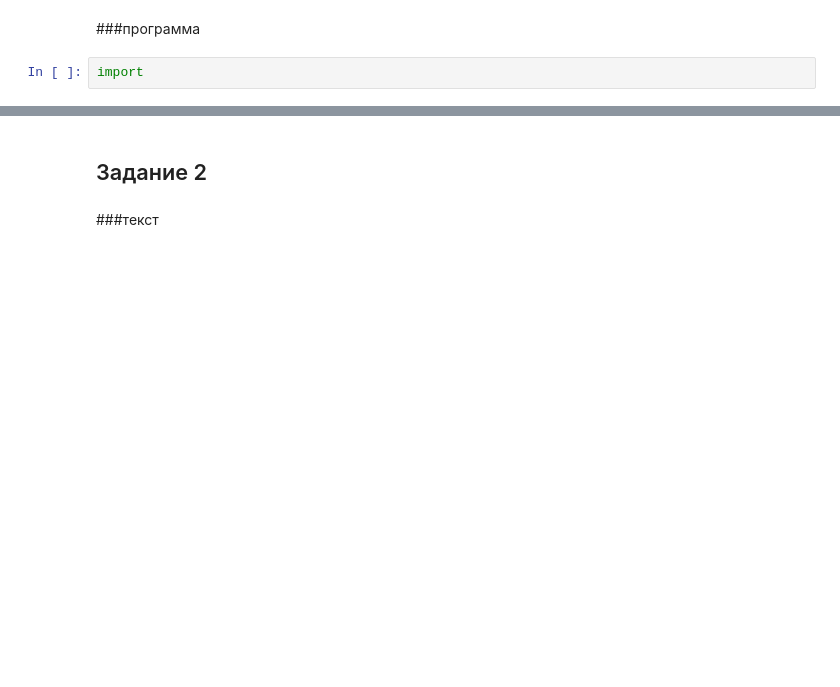
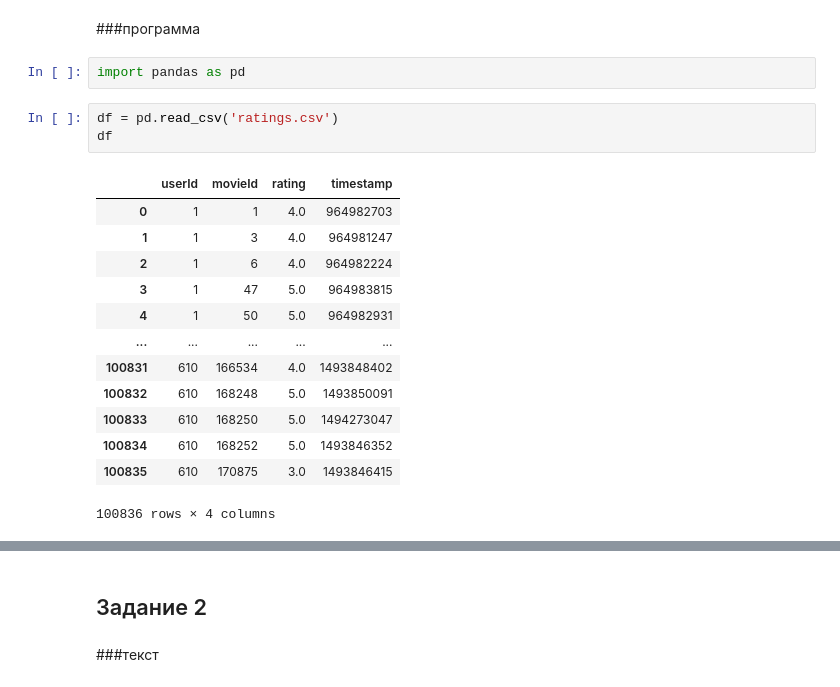
Before and after one commit to sky16k/pyda, a Jupyter notebook: PYDA11_PanDas_groupby_HW.ipynb, the cells around one changed output, grey strips where cells are left out. Drawn from its saved outputs; the diff is of its cells as text; blank space fills up the shorter version.

```diff
--- a/PYDA11_PanDas_groupby_HW.ipynb
+++ b/PYDA11_PanDas_groupby_HW.ipynb
@@ -84,4 +90,21 @@ P/S/ все файлы находятся в архиве «дополнител
 # %% [markdown]
 ###программа
-# %%
-import
+# %%
+import pandas as pd
+# %%
+df = pd.read_csv('ratings.csv')
+df
+# %% [output]
+|  | userId | movieId | rating | timestamp |
+| 0 | 1 | 1 | 4.0 | 964982703 |
+| 1 | 1 | 3 | 4.0 | 964981247 |
+| 2 | 1 | 6 | 4.0 | 964982224 |
+| 3 | 1 | 47 | 5.0 | 964983815 |
+| 4 | 1 | 50 | 5.0 | 964982931 |
+| ... | ... | ... | ... | ... |
+| 100831 | 610 | 166534 | 4.0 | 1493848402 |
+| 100832 | 610 | 168248 | 5.0 | 1493850091 |
+| 100833 | 610 | 168250 | 5.0 | 1494273047 |
+| 100834 | 610 | 168252 | 5.0 | 1493846352 |
+| 100835 | 610 | 170875 | 3.0 | 1493846415 |
+100836 rows × 4 columns
```
Also changed, not shown: parts of 90 cells of this notebook.
